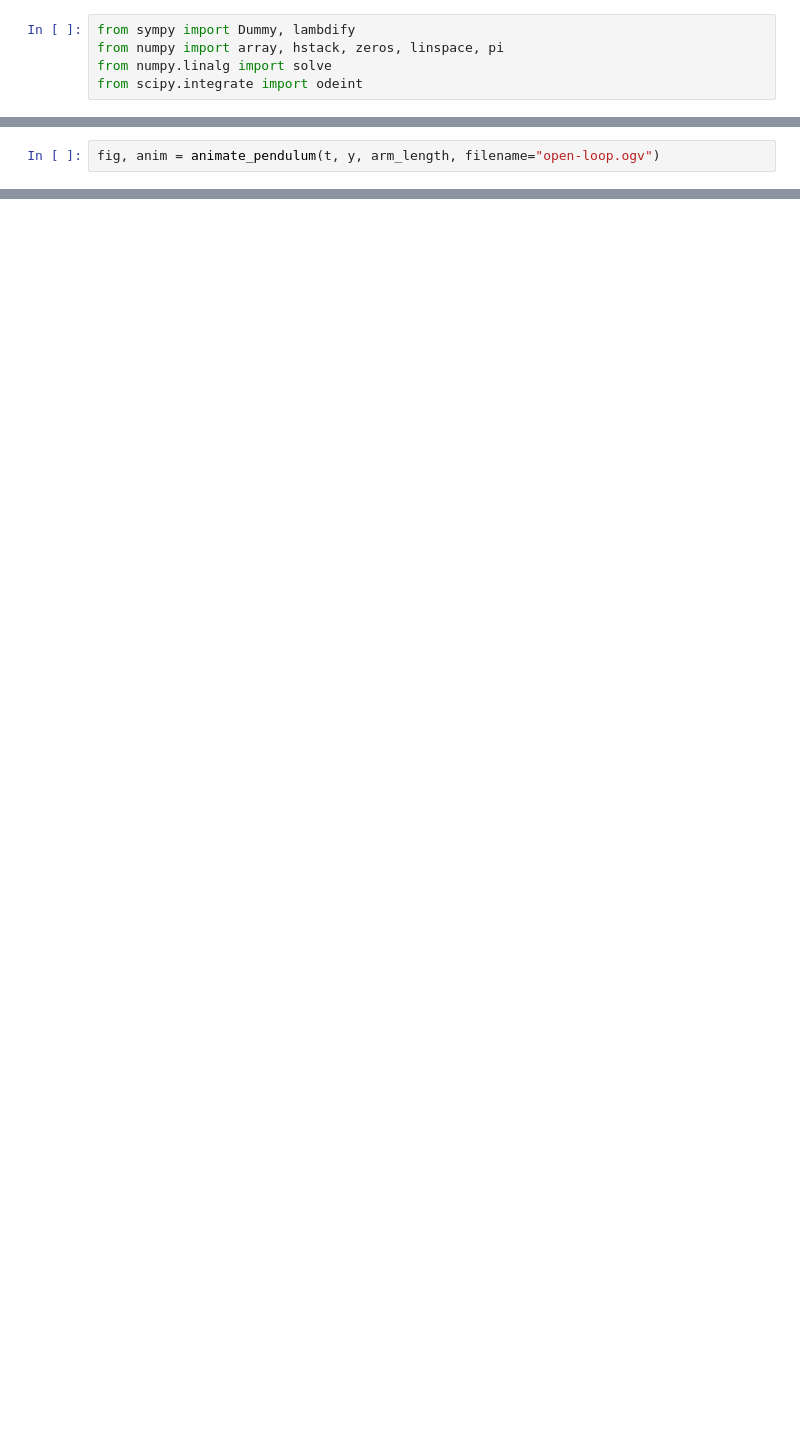
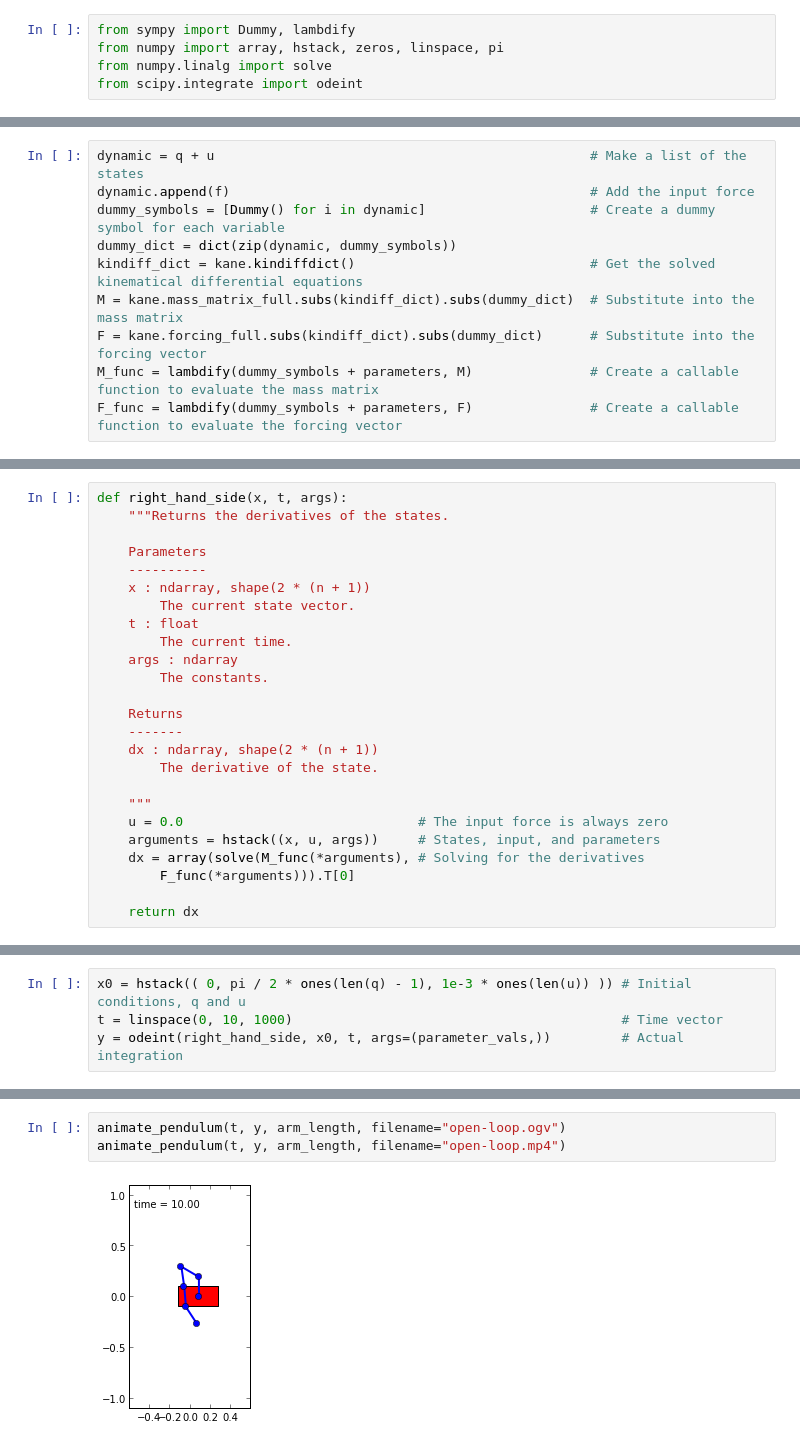
Before and after one commit to gilbertgede/idetc-2013-paper, a Jupyter notebook: npendulum.ipynb, the cells around one changed output, grey strips where cells are left out. Drawn from its saved outputs; the diff is of its cells as text; blank space fills up the shorter version.

Commit message:
Final version of the n pendulum controller notebook.

```diff
--- a/npendulum.ipynb
+++ b/npendulum.ipynb
@@ -148,2 +114,0 @@ def animate_pendulum(t, states, length, filename=None):
-# %%
-fig, anim = animate_pendulum(t, y, arm_length, filename="open-loop.ogv")
@@ -163,0 +127,10 @@ HTML(h)
+# %%
+dynamic = q + u                                                # Make a list of the states
+dynamic.append(f)                                              # Add the input force
+dummy_symbols = [Dummy() for i in dynamic]                     # Create a dummy symbol for each variable
+dummy_dict = dict(zip(dynamic, dummy_symbols))
+kindiff_dict = kane.kindiffdict()                              # Get the solved kinematical differential equations
+M = kane.mass_matrix_full.subs(kindiff_dict).subs(dummy_dict)  # Substitute into the mass matrix
+F = kane.forcing_full.subs(kindiff_dict).subs(dummy_dict)      # Substitute into the forcing vector
+M_func = lambdify(dummy_symbols + parameters, M)               # Create a callable function to evaluate the mass matrix
+F_func = lambdify(dummy_symbols + parameters, F)               # Create a callable function to evaluate the forcing vector
@@ -163,0 +139,25 @@ HTML(h)
+# %%
+def right_hand_side(x, t, args):
+    """Returns the derivatives of the states.
+
+    Parameters
+    ----------
+    x : ndarray, shape(2 * (n + 1))
+        The current state vector.
+    t : float
+        The current time.
+    args : ndarray
+        The constants.
+
+    Returns
+    -------
+    dx : ndarray, shape(2 * (n + 1))
+        The derivative of the state.
+
+    """
+    u = 0.0                              # The input force is always zero
+    arguments = hstack((x, u, args))     # States, input, and parameters
+    dx = array(solve(M_func(*arguments), # Solving for the derivatives
+        F_func(*arguments))).T[0]
+
+    return dx
@@ -163,0 +166,4 @@ HTML(h)
+# %%
+x0 = hstack(( 0, pi / 2 * ones(len(q) - 1), 1e-3 * ones(len(u)) )) # Initial conditions, q and u
+t = linspace(0, 10, 1000)                                          # Time vector
+y = odeint(right_hand_side, x0, t, args=(parameter_vals,))         # Actual integration
@@ -163,0 +278,5 @@ HTML(h)
+# %%
+animate_pendulum(t, y, arm_length, filename="open-loop.ogv")
+animate_pendulum(t, y, arm_length, filename="open-loop.mp4")
+# %% [output]
+[figure, added]
```
Also changed, not shown: parts of 63 cells of this notebook, 1 other file.
